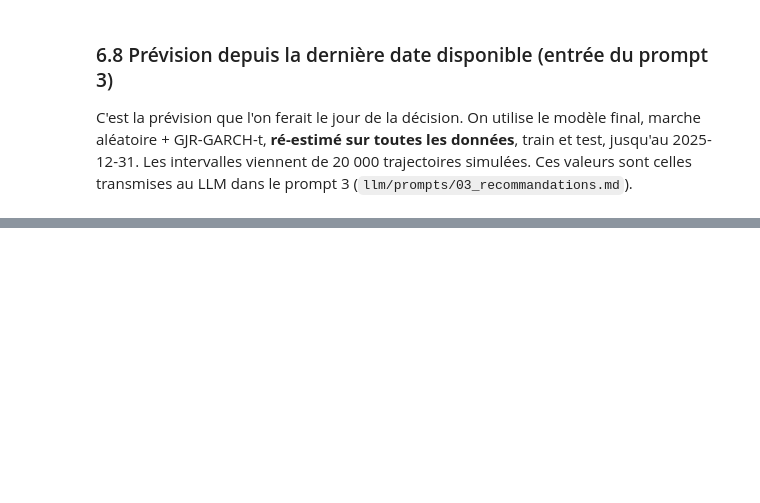
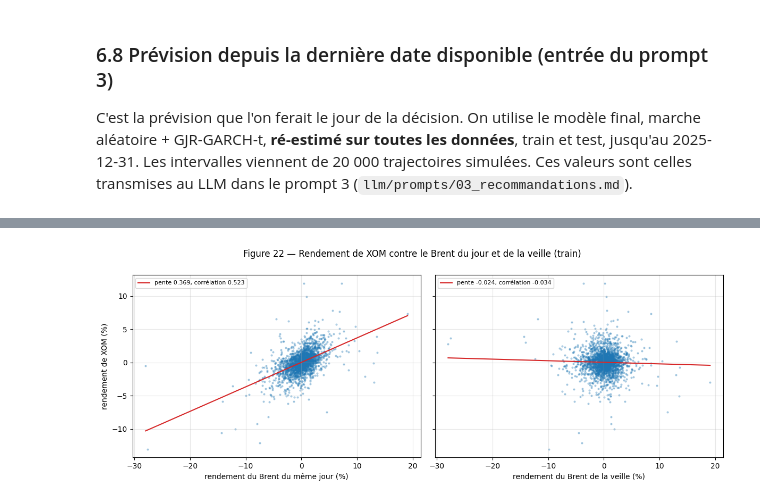
Before and after one commit to aziz28-dev/ts-project, a Jupyter notebook: notebooks/main_python.ipynb, the cells around one changed output, grey strips where cells are left out. Drawn from its saved outputs; the diff is of its cells as text; code cells hidden in the pictures; blank space fills up the shorter version.

```diff
--- a/notebooks/main_python.ipynb
+++ b/notebooks/main_python.ipynb
@@ -3079,0 +3230,25 @@ Paramètres du GJR-GARCH-t estimé sur 2016-2025 : {'omega': 0.0108, 'alpha[1]':
+# %%
+tr_end = train.index[-1]
+samples = {"train complet": lambda idx: idx <= tr_end, "train hors 2020": lambda idx: (idx <= tr_end) & (idx.year != 2020)}
+varx_tab = X.varx_analysis(panel, samples)
+save_table(varx_tab, "tab45_varx_brent")
+
+# Ce que voit chaque version : XOM contre le Brent du jour, puis contre le Brent de la veille.
+d0, d1 = X.varx_design(panel, 0).loc[:tr_end], X.varx_design(panel, 1).loc[:tr_end]
+fig, axes = plt.subplots(1, 2, figsize=(12, 4.5), sharey=True)
+for ax, d, col, lab in [(axes[0], d0, "Brent (t)", "Brent du même jour"), (axes[1], d1, "Brent (t−1)", "Brent de la veille")]:
+    ax.scatter(d[col], d["XOM_ret"], s=4, alpha=0.3)
+    b = np.polyfit(d[col], d["XOM_ret"], 1)
+    xs = np.linspace(d[col].min(), d[col].max(), 2)
+    ax.plot(xs, np.polyval(b, xs), color="tab:red", label=f"pente {b[0]:.3f}, corrélation {d[[col, 'XOM_ret']].corr().iloc[0, 1]:.3f}")
+    ax.set_xlabel(f"rendement du {lab} (%)")
+    ax.grid(alpha=0.3)
+    ax.legend(fontsize=8)
+axes[0].set_ylabel("rendement de XOM (%)")
+fig.suptitle("Figure 22 — Rendement de XOM contre le Brent du jour et de la veille (train)", y=1.0)
+fig.tight_layout()
+save_fig(fig, 22, "xom_brent")
+plt.show()
+varx_tab.round(4)
+# %% [output]
+[figure, added]
```
Also changed, not shown: parts of 12 cells of this notebook, 18 other files.
